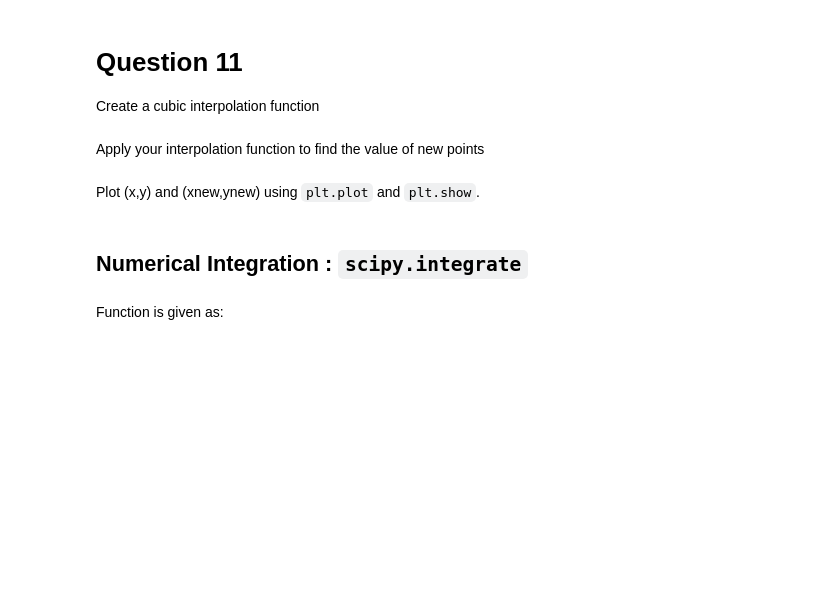
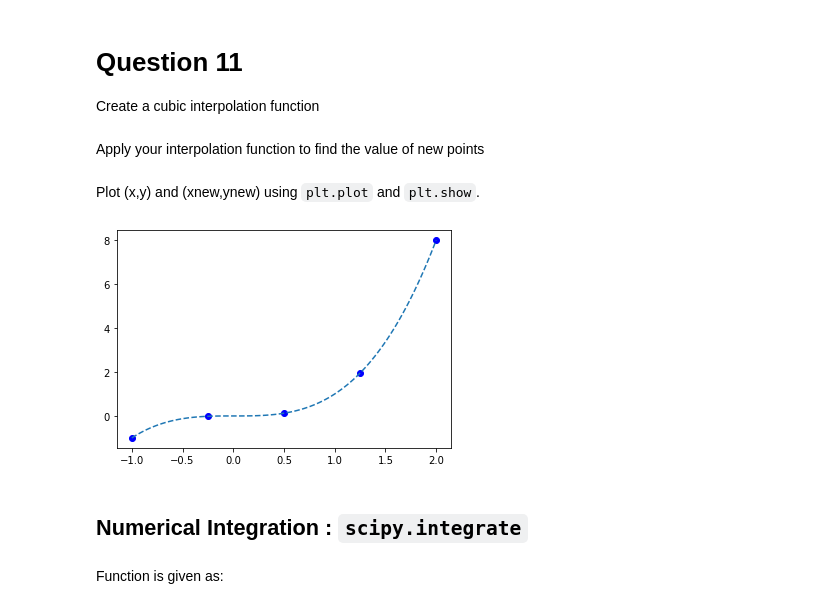
Before and after one commit to BeomSoo-Ann/DataViz, a Jupyter notebook: HW/hw1.ipynb, the cells around one changed output. Drawn from its saved outputs; the diff is of its cells as text; code cells hidden in the pictures; blank space fills up the shorter version.

```diff
--- a/HW/hw1.ipynb
+++ b/HW/hw1.ipynb
@@ -854,6 +860,9 @@ Create a cubic interpolation function
 # %%
 #YOUR CODE HERE
 # f=
+# cubic interpolation function
+
+f = interp.interp1d(x,y,kind='cubic')
 # %%
 # new x points are given as:
 xnew = np.linspace(-1,2,100)
@@ -861,10 +870,15 @@ xnew = np.linspace(-1,2,100)
 Apply your interpolation function to find the value of new points
 # %%
 #YOUR CODE HERE
+ynew = f(xnew)
 # %% [markdown]
 Plot (x,y) and (xnew,ynew) using `plt.plot` and `plt.show`.
 # %%
 #YOUR CODE HERE
+plt.plot(x, y, 'bo', xnew, ynew,'--')
+plt.show()
+# %% [output]
+[figure, added]
 # %% [markdown]
 ## Numerical Integration : `scipy.integrate`
 # %%
```
Also changed, not shown: parts of 2 cells of this notebook.
